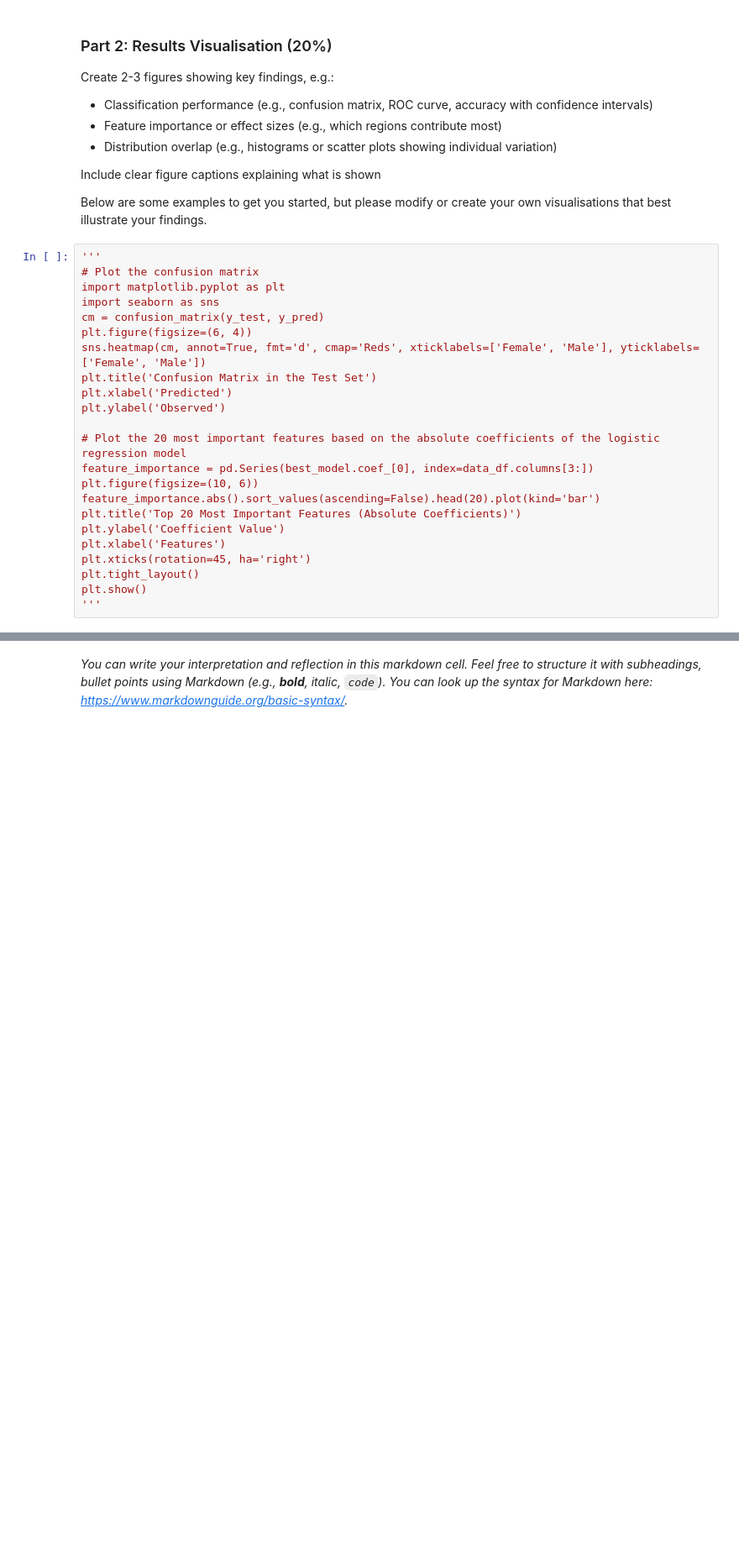
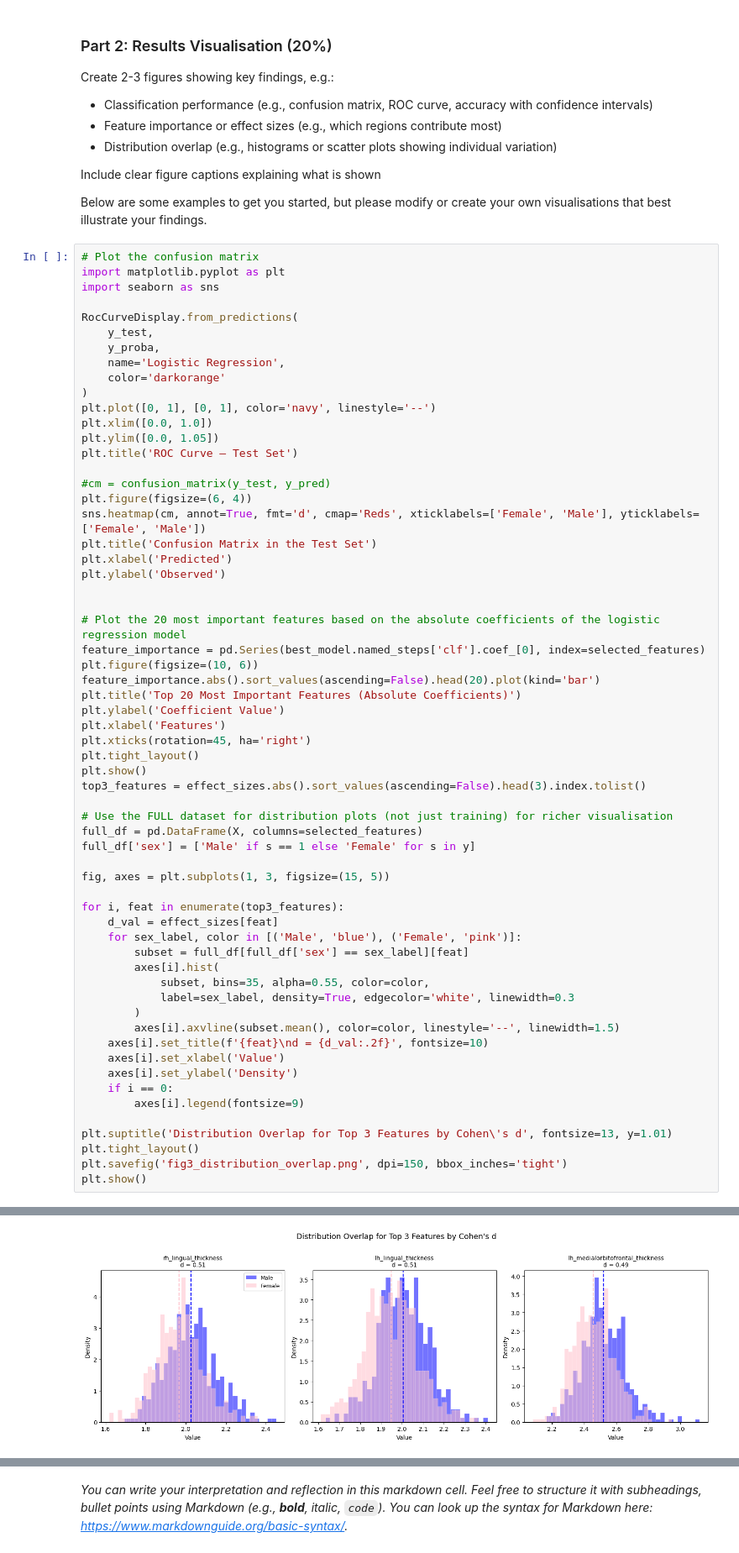
Before and after one commit to lynnv-hub/Mind_Reading, a Jupyter notebook: MindReading_Report1.ipynb, the cells around one changed output, grey strips where cells are left out. Shown at 84% size. Drawn from its saved outputs; the diff is of its cells as text; blank space fills up the shorter version.

```diff
--- a/MindReading_Report1.ipynb
+++ b/MindReading_Report1.ipynb
@@ -331,19 +257,31 @@ Include clear figure captions explaining what is shown
 
 Below are some examples to get you started, but please modify or create your own visualisations that best illustrate your findings.
 # %%
-'''
 # Plot the confusion matrix
 import matplotlib.pyplot as plt
 import seaborn as sns
-cm = confusion_matrix(y_test, y_pred)
+
+RocCurveDisplay.from_predictions(
+    y_test,
+    y_proba,
+    name='Logistic Regression',
+    color='darkorange'
+)
+plt.plot([0, 1], [0, 1], color='navy', linestyle='--')
+plt.xlim([0.0, 1.0])
+plt.ylim([0.0, 1.05])
+plt.title('ROC Curve — Test Set')
+
+#cm = confusion_matrix(y_test, y_pred)
 plt.figure(figsize=(6, 4))
 sns.heatmap(cm, annot=True, fmt='d', cmap='Reds', xticklabels=['Female', 'Male'], yticklabels=['Female', 'Male'])
 plt.title('Confusion Matrix in the Test Set')
 plt.xlabel('Predicted')
 plt.ylabel('Observed')
 
+
 # Plot the 20 most important features based on the absolute coefficients of the logistic regression model
-feature_importance = pd.Series(best_model.coef_[0], index=data_df.columns[3:])
+feature_importance = pd.Series(best_model.named_steps['clf'].coef_[0], index=selected_features)
 plt.figure(figsize=(10, 6))
 feature_importance.abs().sort_values(ascending=False).head(20).plot(kind='bar')
 plt.title('Top 20 Most Important Features (Absolute Coefficients)')
@@ -352,5 +290,31 @@ plt.xlabel('Features')
 plt.xticks(rotation=45, ha='right')
 plt.tight_layout()
 plt.show()
-'''
+top3_features = effect_sizes.abs().sort_values(ascending=False).head(3).index.tolist()
+
+# Use the FULL dataset for distribution plots (not just training) for richer visualisation
+full_df = pd.DataFrame(X, columns=selected_features)
+full_df['sex'] = ['Male' if s == 1 else 'Female' for s in y]
+
+fig, axes = plt.subplots(1, 3, figsize=(15, 5))
+
+for i, feat in enumerate(top3_features):
+    d_val = effect_sizes[feat]
+    for sex_label, color in [('Male', 'blue'), ('Female', 'pink')]:
+        subset = full_df[full_df['sex'] == sex_label][feat]
+        axes[i].hist(
+            subset, bins=35, alpha=0.55, color=color,
+            label=sex_label, density=True, edgecolor='white', linewidth=0.3
+        )
+        axes[i].axvline(subset.mean(), color=color, linestyle='--', linewidth=1.5)
+    axes[i].set_title(f'{feat}\nd = {d_val:.2f}', fontsize=10)
+    axes[i].set_xlabel('Value')
+    axes[i].set_ylabel('Density')
+    if i == 0:
+        axes[i].legend(fontsize=9)
+
+plt.suptitle('Distribution Overlap for Top 3 Features by Cohen\'s d', fontsize=13, y=1.01)
+plt.tight_layout()
+plt.savefig('fig3_distribution_overlap.png', dpi=150, bbox_inches='tight')
+plt.show()
 # %% [output]
@@ -358,0 +324 @@ AttributeError: 'Pipeline' object has no attribute 'coef_'
+[figure, added]
```
Also changed, not shown: parts of 3 cells of this notebook.
